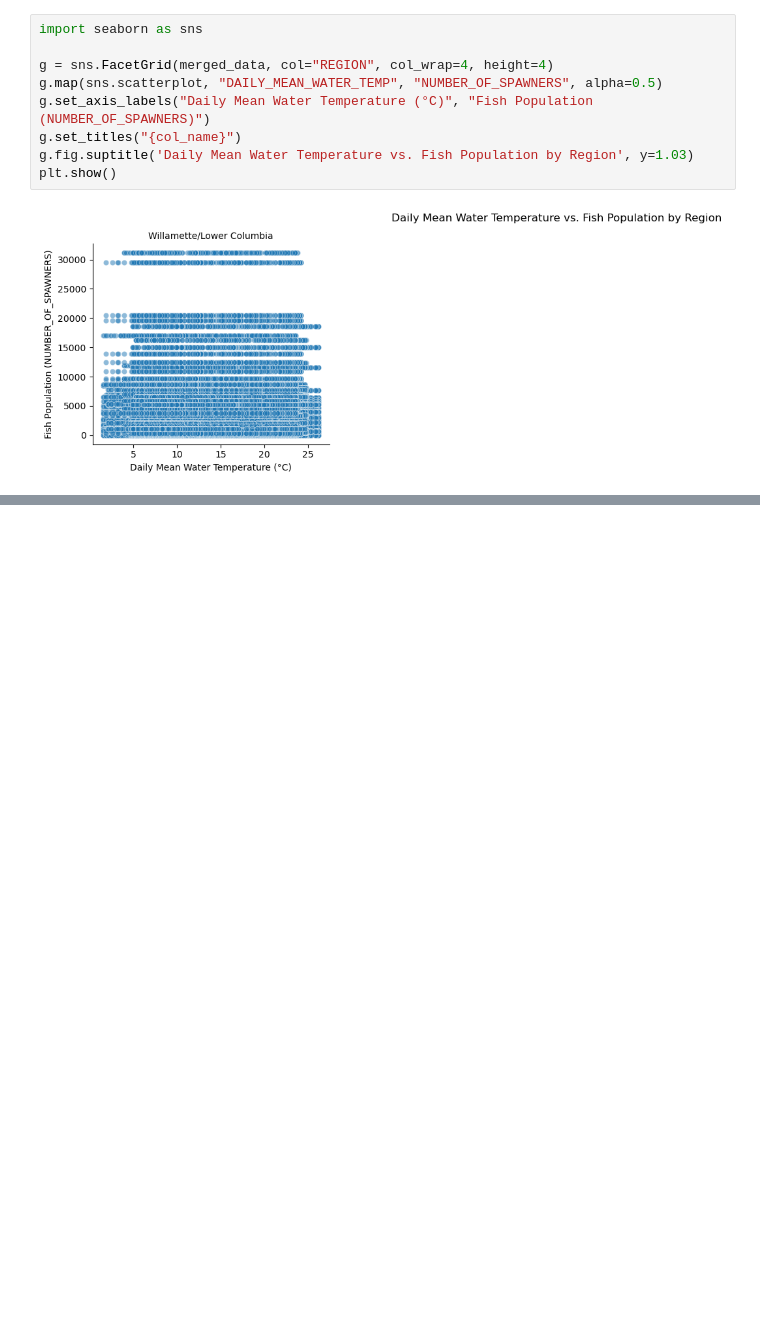
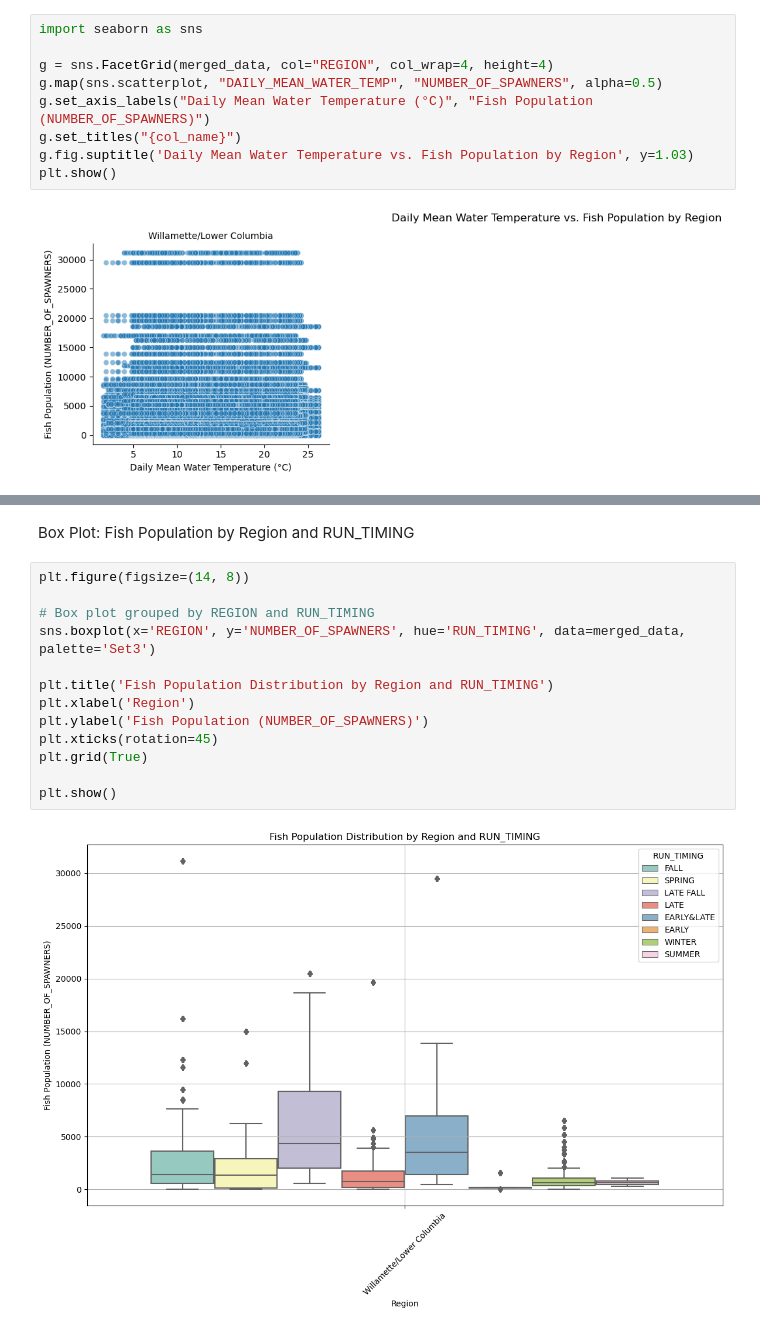
Before and after one commit to jackthomas1430/Project_3_Fish, a Jupyter notebook: fish-notebook.ipynb, the cells around one changed output, grey strips where cells are left out. Saved outputs shown, nothing was run; the diff lists cells and outputs as text; blank space fills up the shorter version.

```diff
--- a/fish-notebook.ipynb
+++ b/fish-notebook.ipynb
@@ -200,0 +257,17 @@ plt.show()
+# %% [markdown]
+Box Plot: Fish Population by Region and RUN_TIMING
+# %%
+plt.figure(figsize=(14, 8))
+
+# Box plot grouped by REGION and RUN_TIMING
+sns.boxplot(x='REGION', y='NUMBER_OF_SPAWNERS', hue='RUN_TIMING', data=merged_data, palette='Set3')
+
+plt.title('Fish Population Distribution by Region and RUN_TIMING')
+plt.xlabel('Region')
+plt.ylabel('Fish Population (NUMBER_OF_SPAWNERS)')
+plt.xticks(rotation=45)
+plt.grid(True)
+
+plt.show()
+# %% [output]
+[figure, added]
```
Also changed, not shown: parts of 11 cells of this notebook.
